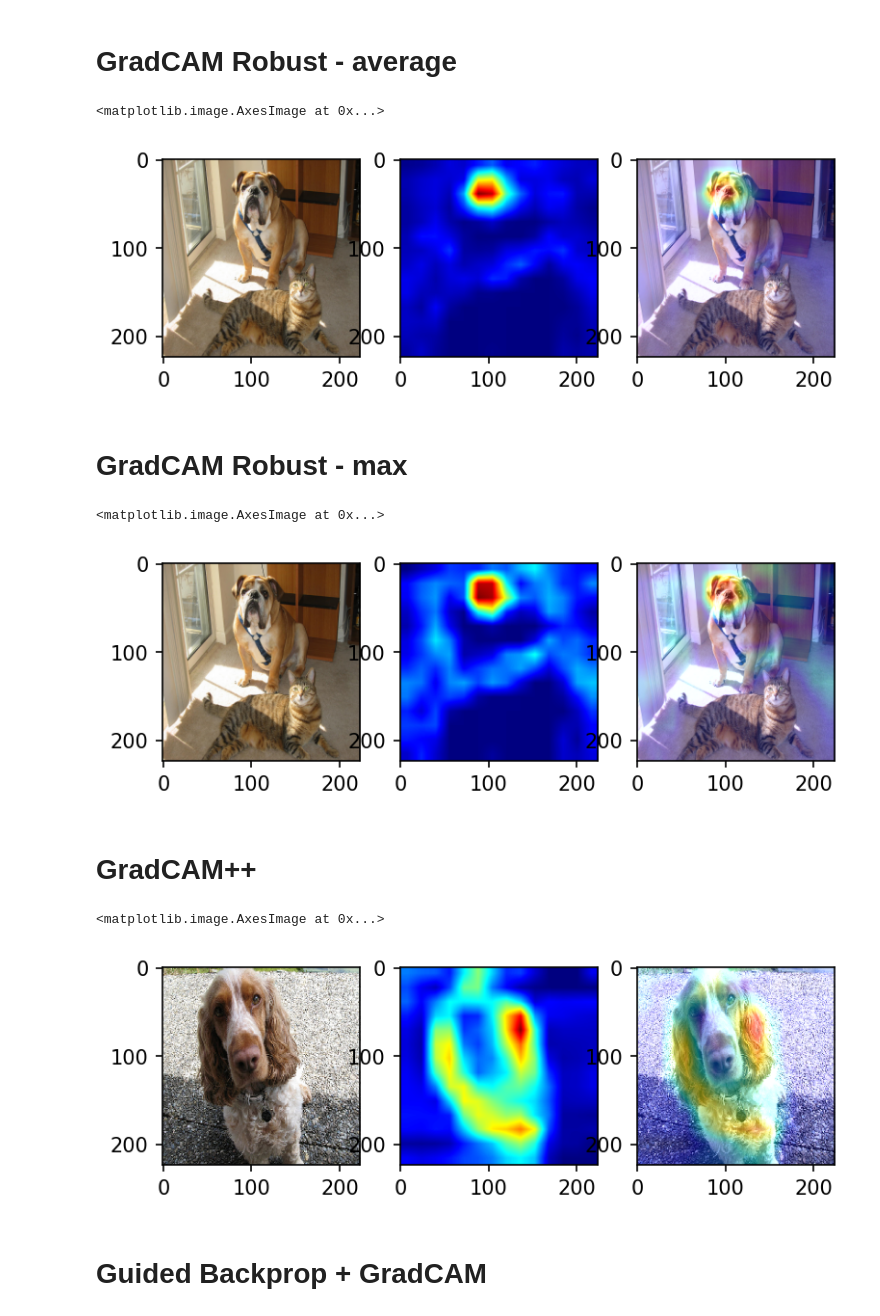
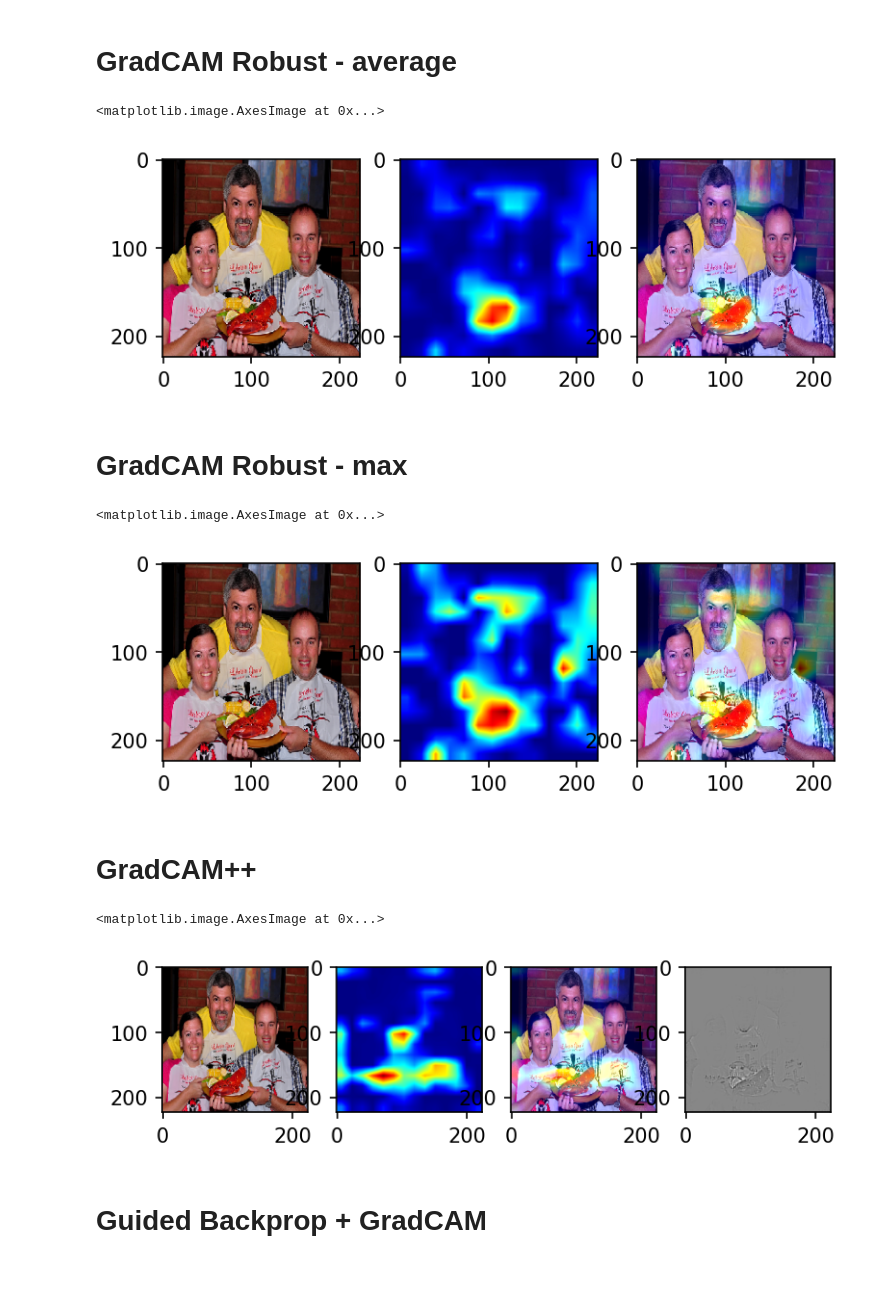
Before and after one commit to anirudhseth/Explanations-using-Grad-CAM, a Jupyter notebook: example.ipynb, the cells around one changed output. Cells and saved outputs as stored; diff of their text form; code cells hidden in the pictures; blank space fills up the shorter version.

```diff
--- a/example.ipynb
+++ b/example.ipynb
@@ -6,6 +11,7 @@ import numpy as np
 # %%
 
-orig_img,img=imagenet_utils.load_test_img("both.png")
+# orig_img,img=imagenet_utils.load_test_img("both.png")
+orig_img,img=imagenet_utils.load_test_img("ILSVRC2012_img_val/ILSVRC2012_val_00000111.JPEG")  # crab
 # %%
 test=load_model('VGG16')
 # %%
@@ -53,7 +59,7 @@ axarr[1].imshow(heatmap_colormap)
 axarr[2].imshow(overlayed_img)
 # %% [output]
 <matplotlib.image.AxesImage at 0x...>
-[figure, old version]
+[figure, new version]
 # %% [markdown]
 # GradCAM Robust - max
 # %%
@@ -66,20 +72,27 @@ axarr[1].imshow(heatmap_colormap)
 axarr[2].imshow(overlayed_img)
 # %% [output]
 <matplotlib.image.AxesImage at 0x...>
-[figure, old version]
+[figure, new version]
 # %% [markdown]
 # GradCAM++
 # %%
+g1 = guided_backprop(model,layer_name,input_dim)
+guided_bp=g1.get_heatmap(img)
+
 g= gradcam_plusplus(model,layer_name,input_dim)
 heatmap=g.get_heatmap(img)
-heatmap_colormap,overlayed_img=imagenet_utils.overlay_heatmap(orig_img,heatmap)
-f, axarr = plt.subplots(1,3)
+# heatmap_colormap,overlayed_img_gcpp=imagenet_utils.overlay_heatmap(orig_img,heatmap)
+
+heatmap_colormap, combined_gcpp =imagenet_utils.combine_guided_bp(orig_img, heatmap, guided_bp)
+
+f, axarr = plt.subplots(1,4)
 axarr[0].imshow(orig_img)
 axarr[1].imshow(heatmap_colormap)
-axarr[2].imshow(overlayed_img)
+axarr[2].imshow(overlayed_img_gcpp)
+axarr[3].imshow(combined_gcpp, cmap=plt.cm.gray)
 # %% [output]
 <matplotlib.image.AxesImage at 0x...>
-[figure, old version]
+[figure, new version]
 # %% [markdown]
 # Guided Backprop + GradCAM
 # %%
```
Also changed, not shown: parts of 6 cells of this notebook, 32 other files.
